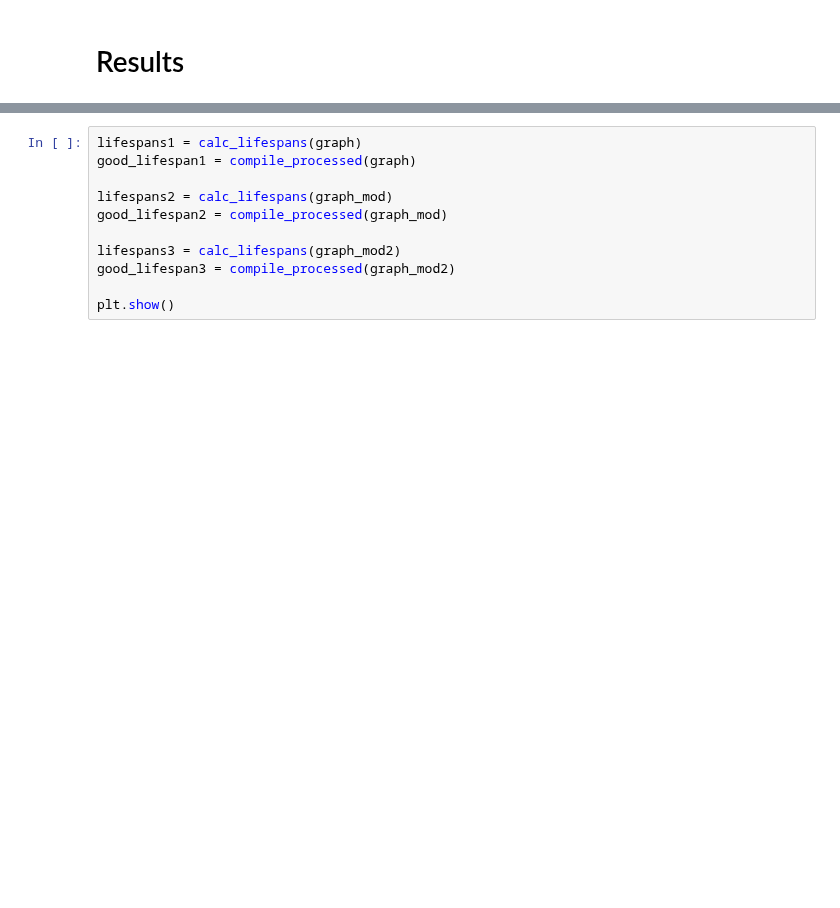
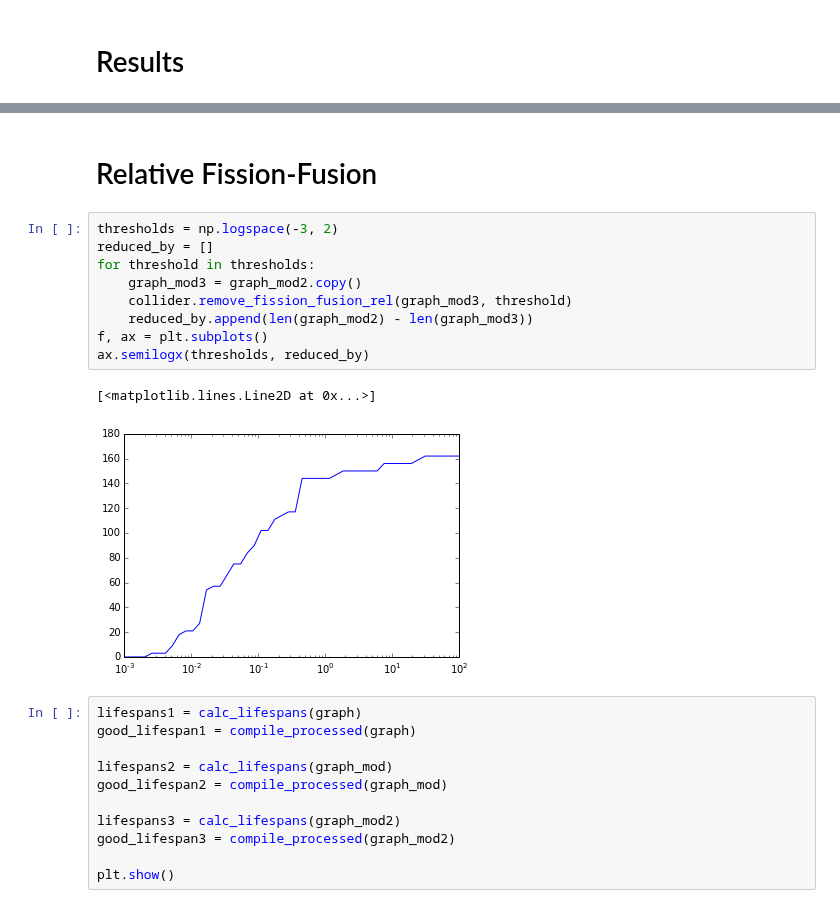
Before and after one commit to amarallab/waldo, a Jupyter notebook: workbooks/beyond_collisions.ipynb, the cells around one changed output, grey strips where cells are left out. Saved outputs shown, nothing was run; the diff lists cells and outputs as text; blank space fills up the shorter version.

Commit message:
Demo relative fission-fusion simplification

```diff
--- a/workbooks/beyond_collisions.ipynb
+++ b/workbooks/beyond_collisions.ipynb
@@ -238,3 +262,17 @@ Component sizes and example nodes in descending order
+# %% [markdown]
+# Relative Fission-Fusion
+# %%
+thresholds = np.logspace(-3, 2)
+reduced_by = []
+for threshold in thresholds:
+    graph_mod3 = graph_mod2.copy()
+    collider.remove_fission_fusion_rel(graph_mod3, threshold)
+    reduced_by.append(len(graph_mod2) - len(graph_mod3))
+f, ax = plt.subplots()
+ax.semilogx(thresholds, reduced_by)
+# %% [output]
+[<matplotlib.lines.Line2D at 0x...>]
+[figure, added]
 # %%
 lifespans1 = calc_lifespans(graph)
 good_lifespan1 = compile_processed(graph)
```
Also changed, not shown: parts of 1 cell of this notebook, 1 other file.
